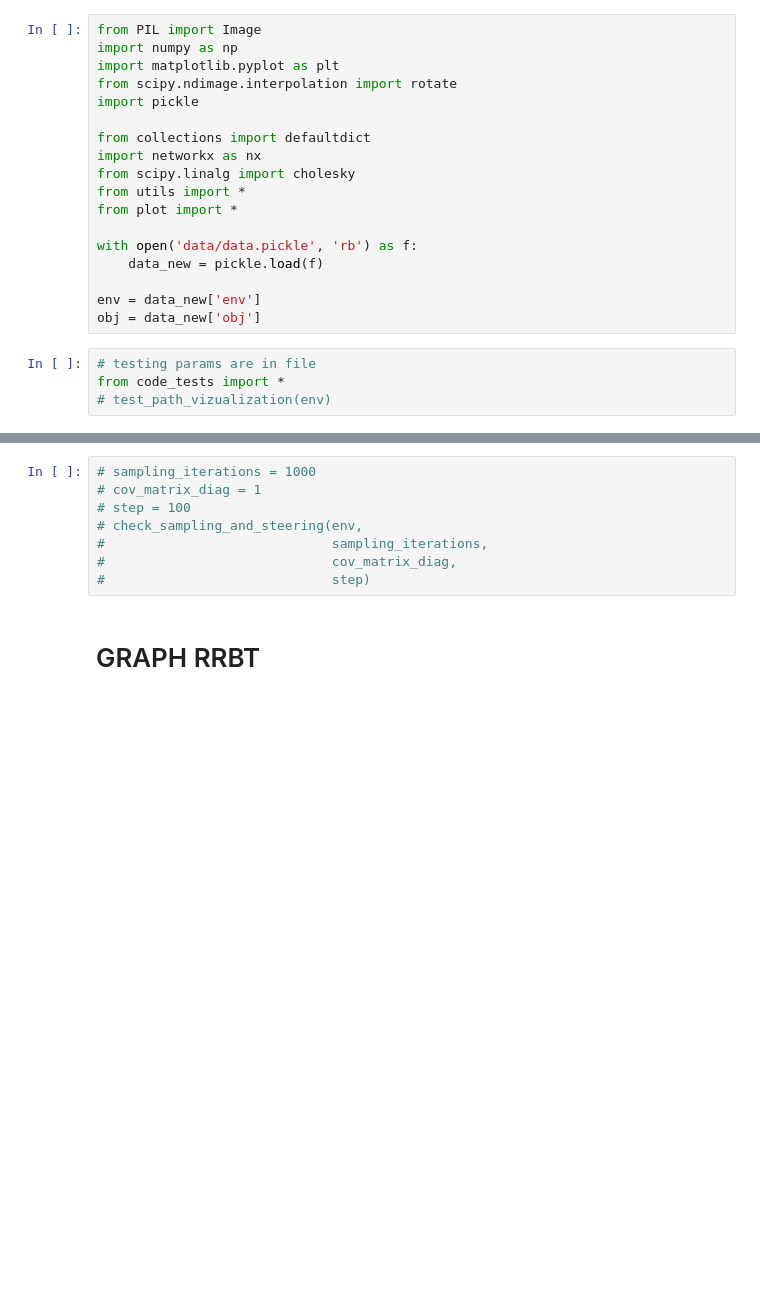
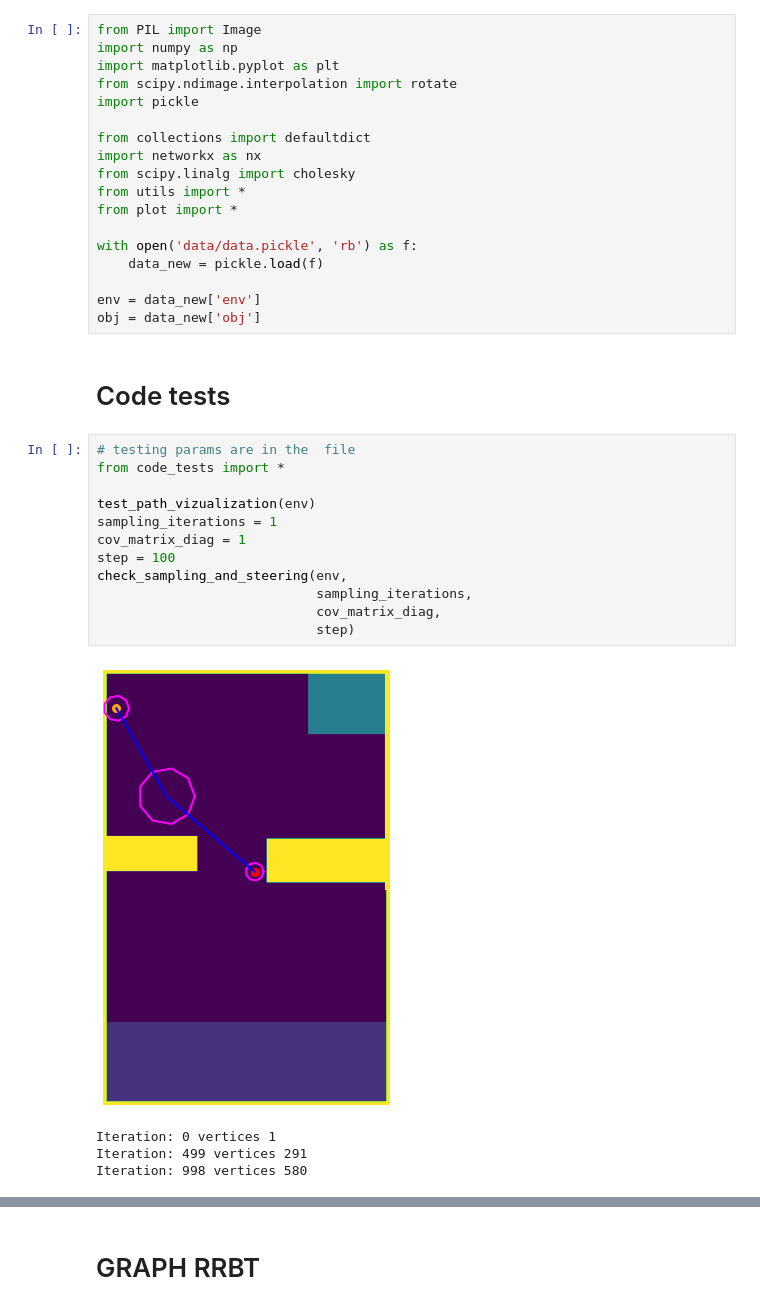
Before and after one commit to KaziiBotashev/RRBT, a Jupyter notebook: RRBT.ipynb, the cells around one changed output, grey strips where cells are left out. Saved outputs shown, nothing was run; the diff lists cells and outputs as text; blank space fills up the shorter version.

```diff
--- a/RRBT.ipynb
+++ b/RRBT.ipynb
@@ -16,7 +16,22 @@ with open('data/data.pickle', 'rb') as f:
 
 env = data_new['env']
 obj = data_new['obj']
+# %% [markdown]
+# Code tests
 # %%
-# testing params are in file
+# testing params are in the  file
 from code_tests import *
-# test_path_vizualization(env)
+
+test_path_vizualization(env)
+sampling_iterations = 1
+cov_matrix_diag = 1
+step = 100
+check_sampling_and_steering(env,
+                            sampling_iterations,
+                            cov_matrix_diag,
+                            step)
+# %% [output]
+[figure, added]
+Iteration: 0 vertices 1
+Iteration: 499 vertices 291
+Iteration: 998 vertices 580
@@ -23,11 +39,3 @@ from code_tests import *
-# %%
-# sampling_iterations = 1000
-# cov_matrix_diag = 1
-# step = 100
-# check_sampling_and_steering(env,
-#                             sampling_iterations,
-#                             cov_matrix_diag,
-#                             step)
 # %% [markdown]
 # GRAPH RRBT
 # %%
```
Also changed, not shown: parts of 3 cells of this notebook, 8 other files.
